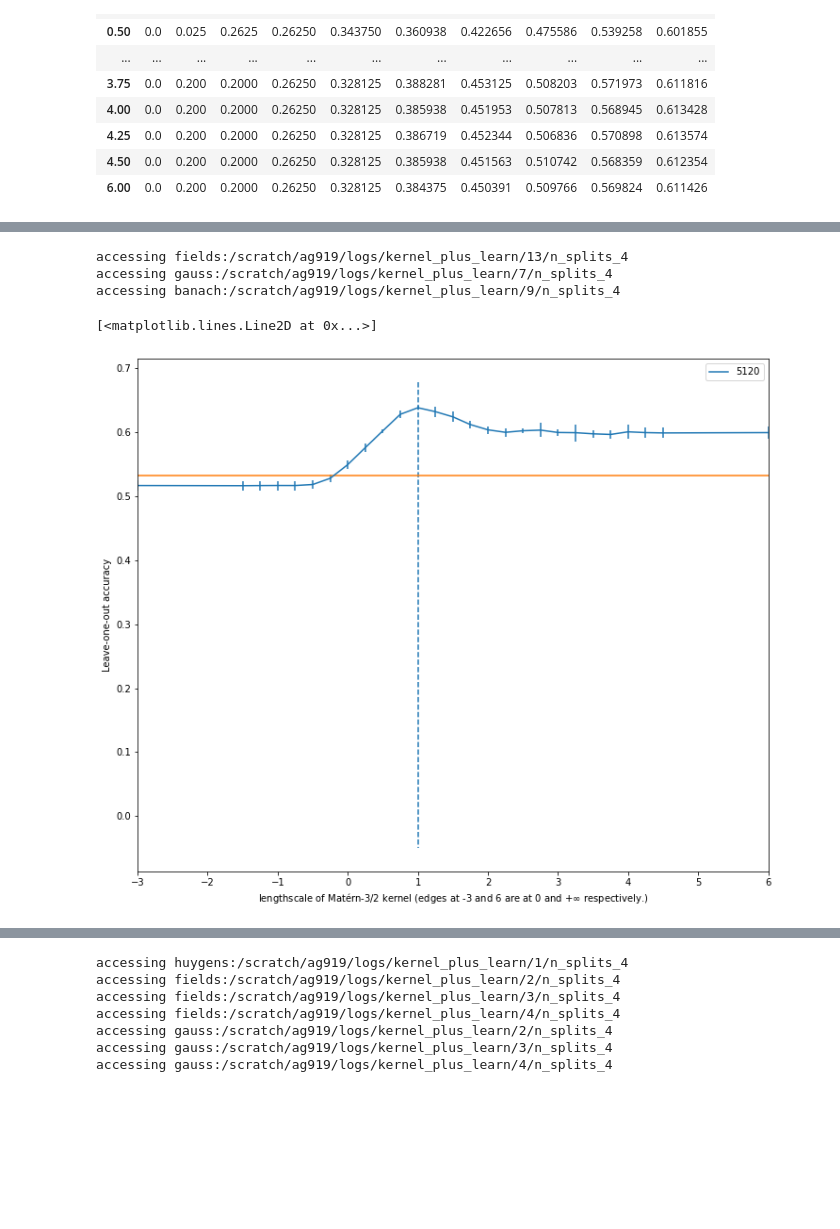
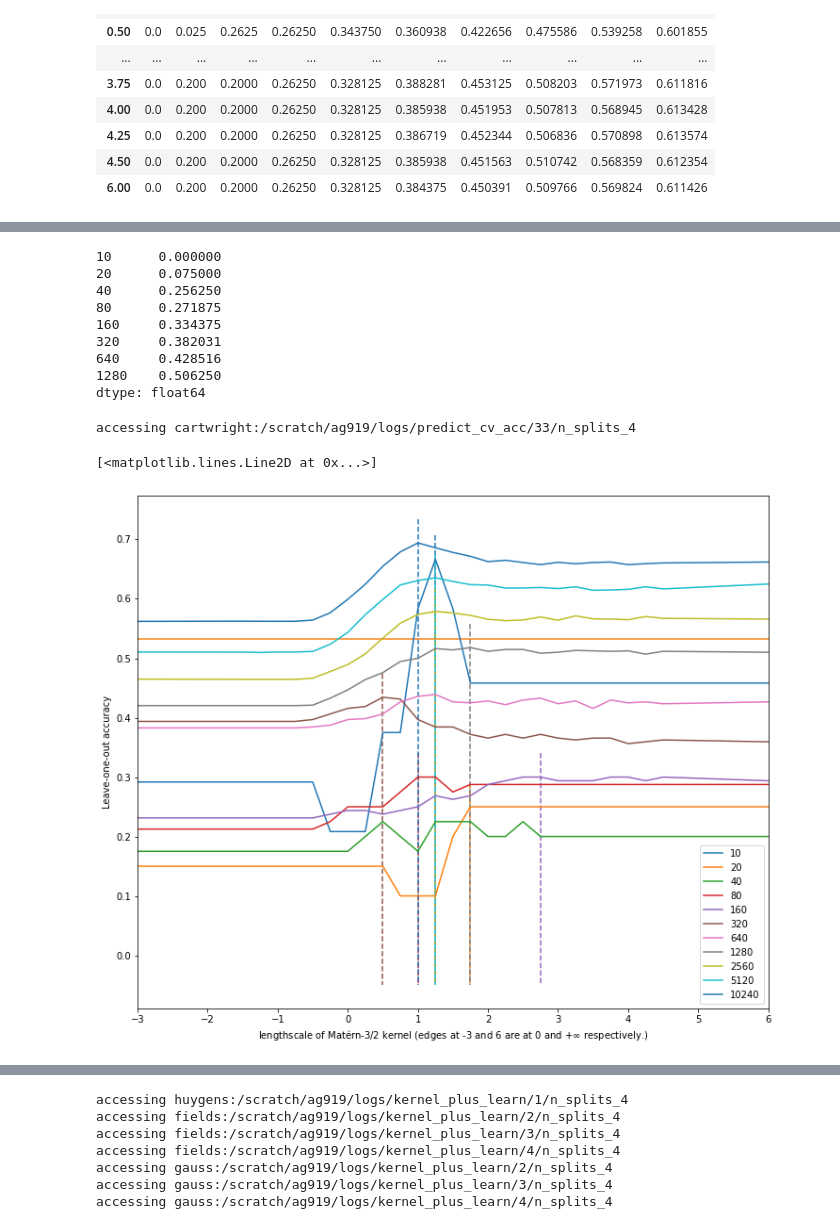
Before and after one commit to rhaps0dy/cnn-limits, a Jupyter notebook: notebooks/Low data plots.ipynb, the cells around one changed output, grey strips where cells are left out. Cells and saved outputs as stored; diff of their text form; code cells hidden in the pictures; blank space fills up the shorter version.

Commit message:
Figures mostly compliled

```diff
--- a/notebooks/Low data plots.ipynb
+++ b/notebooks/Low data plots.ipynb
@@ -402,7 +402,7 @@ cntk14_10kdata = [
 ]
 
 cntk14_10kdata_4cv = [
-    "cartwright:/scratch/ag919/logs/predict_cv_acc/31/n_splits_4"
+    "cartwright:/scratch/ag919/logs/predict_cv_acc/33/n_splits_4"
 ]
 # %%
 def build_sweep(paths):
@@ -547,16 +591,26 @@ mean_sweep
+# %%
+(_mean_sweep / _N_sweep).max()
+# %% [output]
+10      0.000000
+20      0.075000
+40      0.256250
+80      0.271875
+160     0.334375
+320     0.382031
+640     0.428516
+1280    0.506250
+dtype: float64
 # %%
-_mean_sweep, _var_sweep, _N_sweep = build_sweep(cntk14_moredata2_4cv)
+_mean_sweep, _var_sweep, _N_sweep = build_sweep(cntk14_10kdata_4cv)
 mean_sweep, error_sweep = plottable_sweep(_mean_sweep, _var_sweep, _N_sweep)
 
 idx = [-3, *np.linspace(-1.5, 4.5, 25), 6.]
 mean_sweep.index = idx
 error_sweep.index = idx
 
 plot_sweep_df(mean_sweep, error_sweep)
 plt.plot([-3, 6], [0.532639]*2)
 # %% [output]
-accessing fields:/scratch/ag919/logs/kernel_plus_learn/13/n_splits_4
-accessing gauss:/scratch/ag919/logs/kernel_plus_learn/7/n_splits_4
-accessing banach:/scratch/ag919/logs/kernel_plus_learn/9/n_splits_4
+accessing cartwright:/scratch/ag919/logs/predict_cv_acc/33/n_splits_4
 [<matplotlib.lines.Line2D at 0x...>]
-[figure, old version]
+[figure, new version]
```
Also changed, not shown: parts of 8 cells of this notebook, 12 other files.
